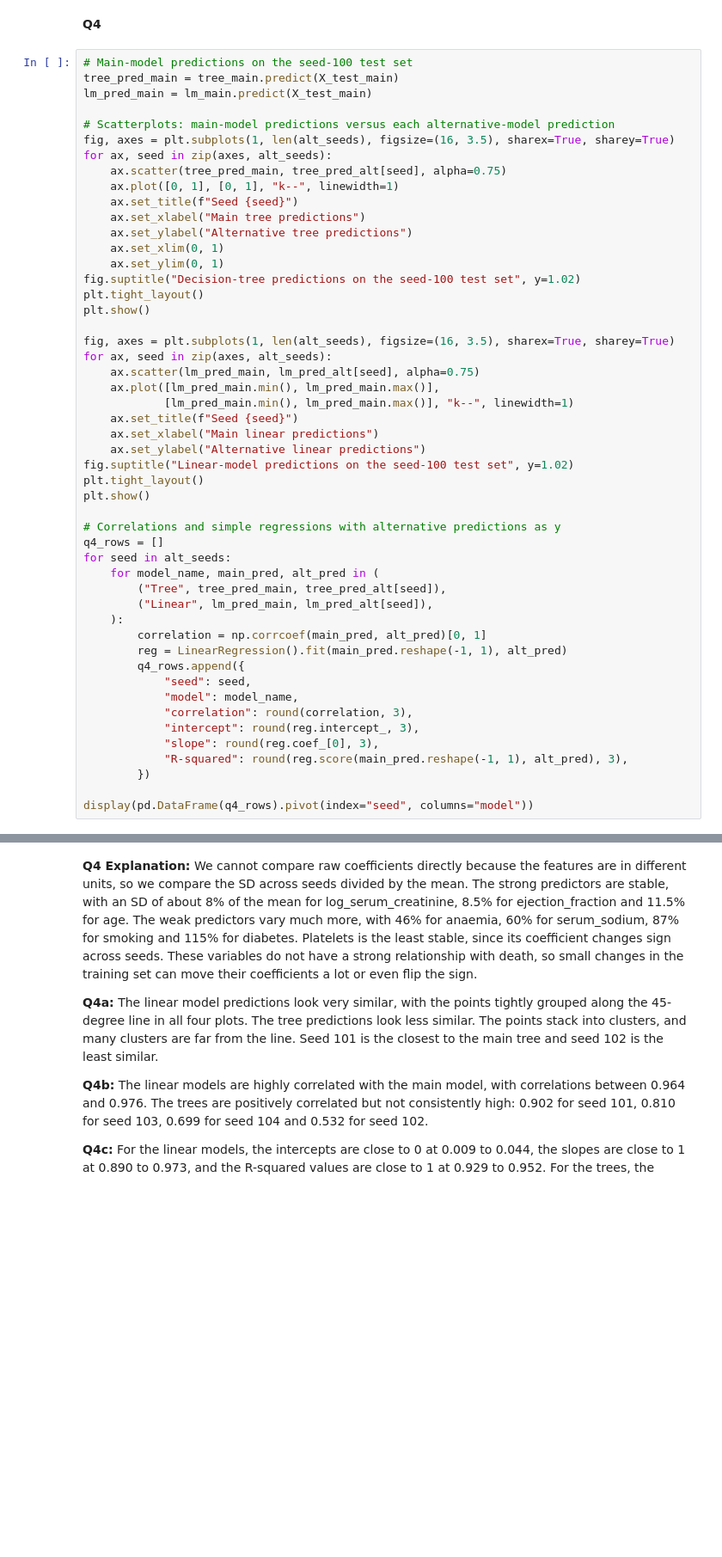
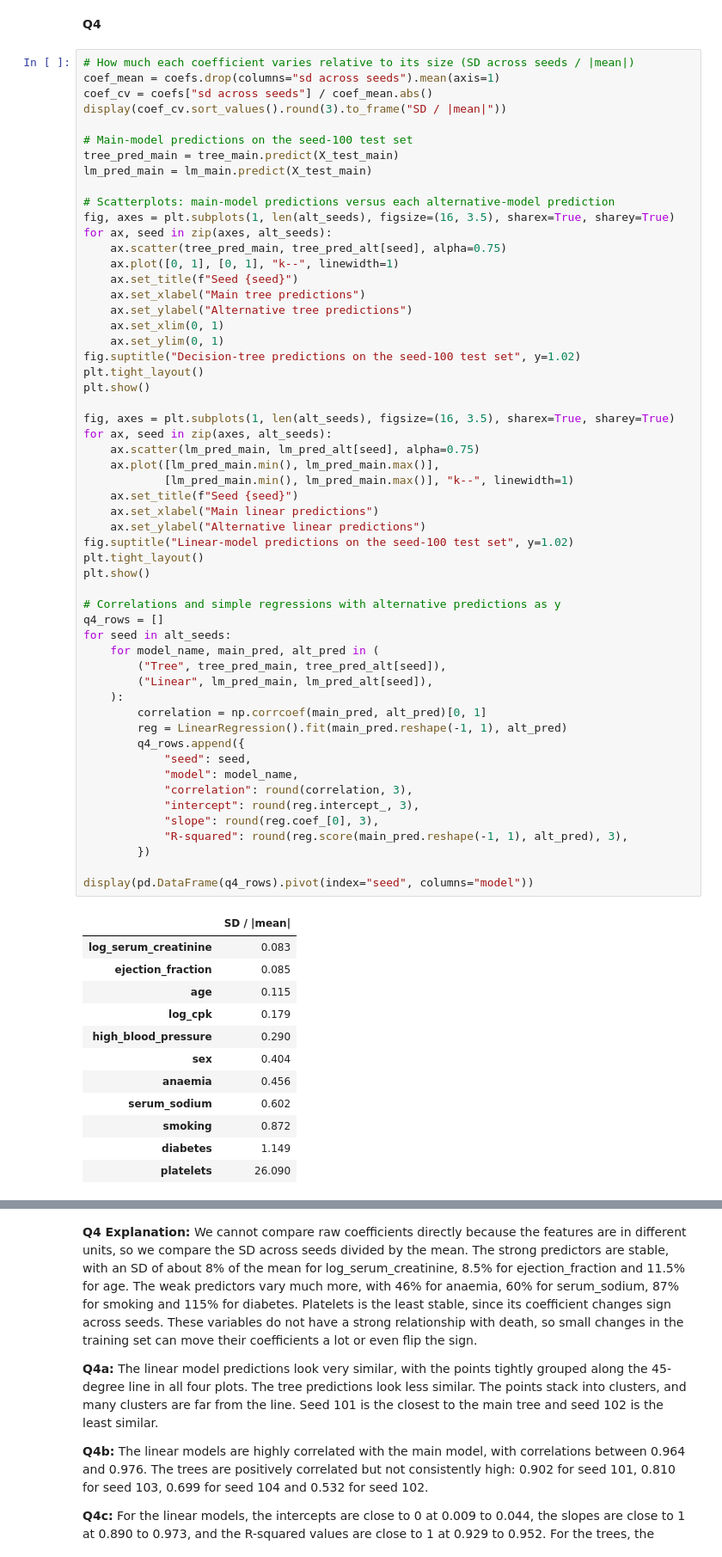
Before and after one commit to fcx4bw/L03-tree-stability, a Jupyter notebook: notebook.ipynb, the cells around one changed output, grey strips where cells are left out. Shown at 86% size. Drawn from its saved outputs; the diff is of its cells as text; blank space fills up the shorter version.

```diff
--- a/notebook.ipynb
+++ b/notebook.ipynb
@@ -287,6 +287,11 @@ The linear coefficients are much more consistent. The log_serum_creatinine coeff
 # %% [markdown]
 **Q4**
 # %%
+# How much each coefficient varies relative to its size (SD across seeds / |mean|)
+coef_mean = coefs.drop(columns="sd across seeds").mean(axis=1)
+coef_cv = coefs["sd across seeds"] / coef_mean.abs()
+display(coef_cv.sort_values().round(3).to_frame("SD / |mean|"))
+
 # Main-model predictions on the seed-100 test set
 tree_pred_main = tree_main.predict(X_test_main)
 lm_pred_main = lm_main.predict(X_test_main)
@@ -310,32 +315,44 @@ for ax, seed in zip(axes, alt_seeds):
     ax.scatter(lm_pred_main, lm_pred_alt[seed], alpha=0.75)
     ax.plot([lm_pred_main.min(), lm_pred_main.max()],
             [lm_pred_main.min(), lm_pred_main.max()], "k--", linewidth=1)
     ax.set_title(f"Seed {seed}")
     ax.set_xlabel("Main linear predictions")
     ax.set_ylabel("Alternative linear predictions")
 fig.suptitle("Linear-model predictions on the seed-100 test set", y=1.02)
 plt.tight_layout()
 plt.show()
 
 # Correlations and simple regressions with alternative predictions as y
 q4_rows = []
 for seed in alt_seeds:
     for model_name, main_pred, alt_pred in (
         ("Tree", tree_pred_main, tree_pred_alt[seed]),
         ("Linear", lm_pred_main, lm_pred_alt[seed]),
     ):
         correlation = np.corrcoef(main_pred, alt_pred)[0, 1]
         reg = LinearRegression().fit(main_pred.reshape(-1, 1), alt_pred)
         q4_rows.append({
             "seed": seed,
             "model": model_name,
             "correlation": round(correlation, 3),
             "intercept": round(reg.intercept_, 3),
             "slope": round(reg.coef_[0], 3),
             "R-squared": round(reg.score(main_pred.reshape(-1, 1), alt_pred), 3),
         })
 
 display(pd.DataFrame(q4_rows).pivot(index="seed", columns="model"))
 # %% [output]
+|  | SD / |mean| |
+| log_serum_creatinine | 0.083 |
+| ejection_fraction | 0.085 |
+| age | 0.115 |
+| log_cpk | 0.179 |
+| high_blood_pressure | 0.290 |
+| sex | 0.404 |
+| anaemia | 0.456 |
+| serum_sodium | 0.602 |
+| smoking | 0.872 |
+| diabetes | 1.149 |
+| platelets | 26.090 |
 [figure]
 [figure]
```
Also changed, not shown: parts of 2 cells of this notebook.
